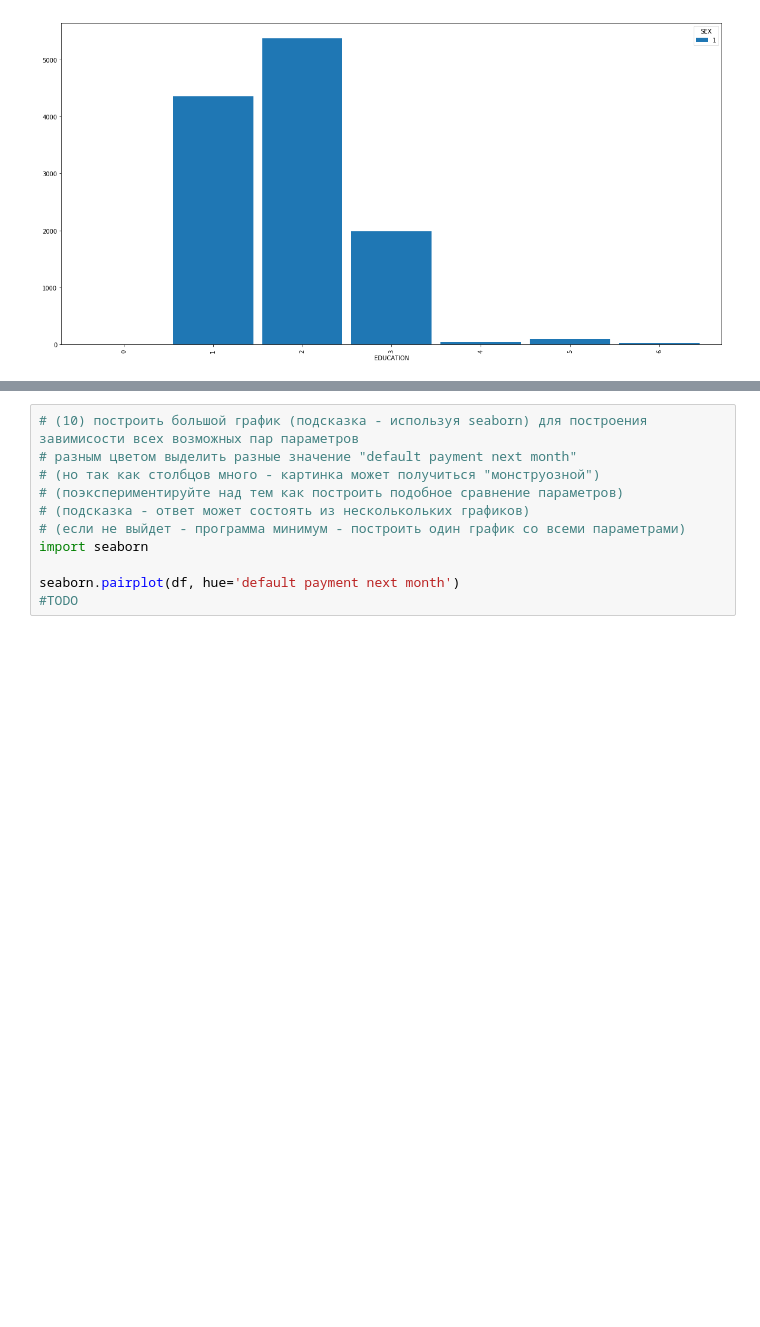
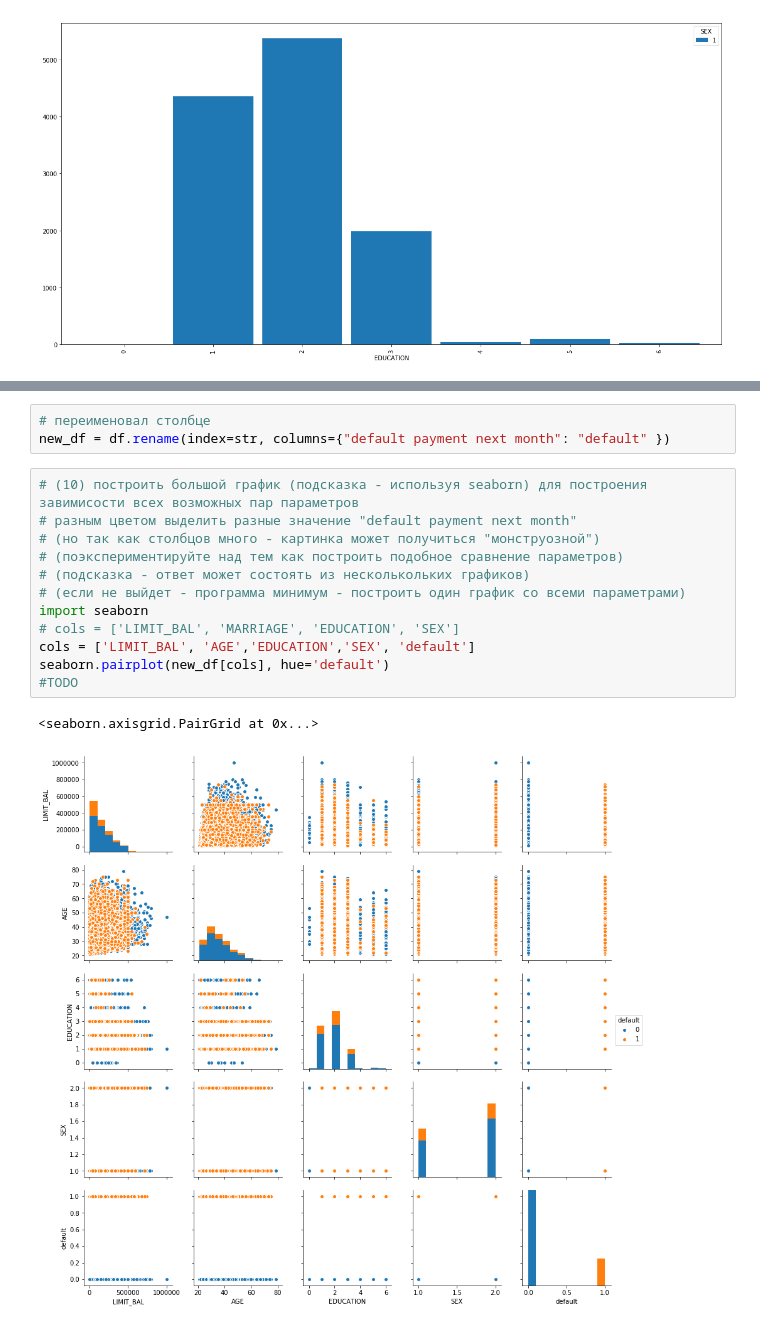
Before and after one commit to ProSerg/SkillFactory, a Jupyter notebook: ML/sfml/hw_01/hw1-task.ipynb, the cells around one changed output, grey strips where cells are left out. Saved outputs shown, nothing was run; the diff lists cells and outputs as text; blank space fills up the shorter version.

```diff
--- a/ML/sfml/hw_01/hw1-task.ipynb
+++ b/ML/sfml/hw_01/hw1-task.ipynb
@@ -184,11 +268,18 @@ df[df['SEX'] == 1].pivot_table('LIMIT_BAL', 'EDUCATION', 'SEX', 'count').plot(ki
+# %%
+# переименовал столбце
+new_df = df.rename(index=str, columns={"default payment next month": "default" })
 # %%
 # (10) построить большой график (подсказка - используя seaborn) для построения завимисости всех возможных пар параметров
 # разным цветом выделить разные значение "default payment next month"
 # (но так как столбцов много - картинка может получиться "монструозной")
 # (поэкспериментируйте над тем как построить подобное сравнение параметров)
 # (подсказка - ответ может состоять из несколькольких графиков)
 # (если не выйдет - программа минимум - построить один график со всеми параметрами)
 import seaborn
-
-seaborn.pairplot(df, hue='default payment next month')
+# cols = ['LIMIT_BAL', 'MARRIAGE', 'EDUCATION', 'SEX']
+cols = ['LIMIT_BAL', 'AGE','EDUCATION','SEX', 'default']
+seaborn.pairplot(new_df[cols], hue='default')
 #TODO
+# %% [output]
+<seaborn.axisgrid.PairGrid at 0x...>
+[figure, added]
```
Also changed, not shown: parts of 21 cells of this notebook.
